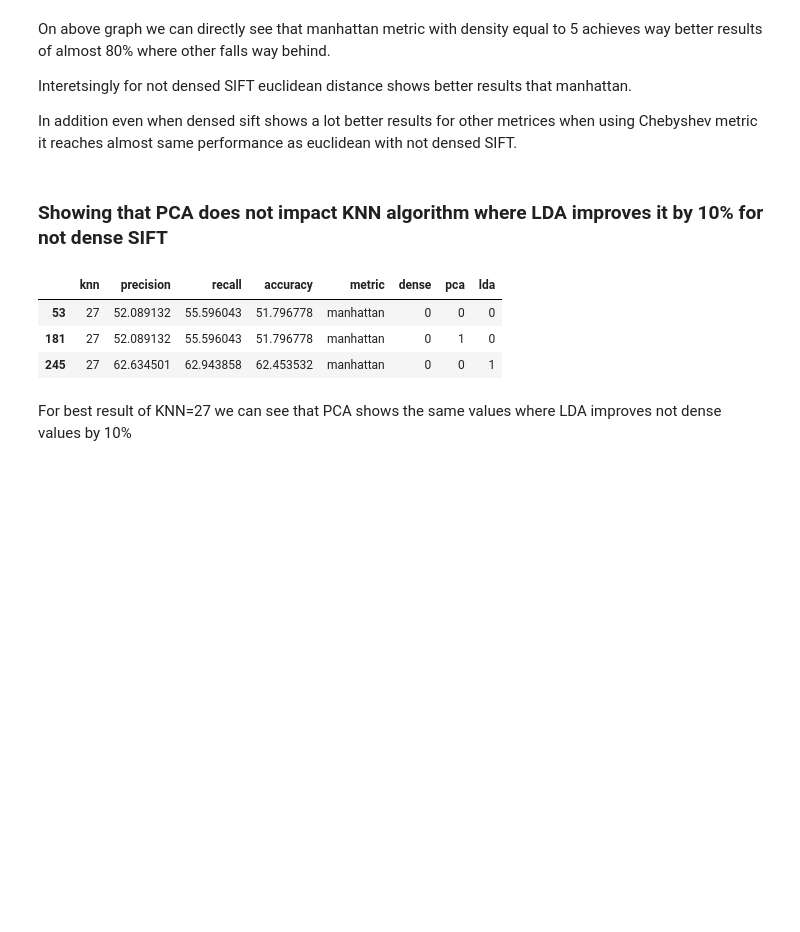
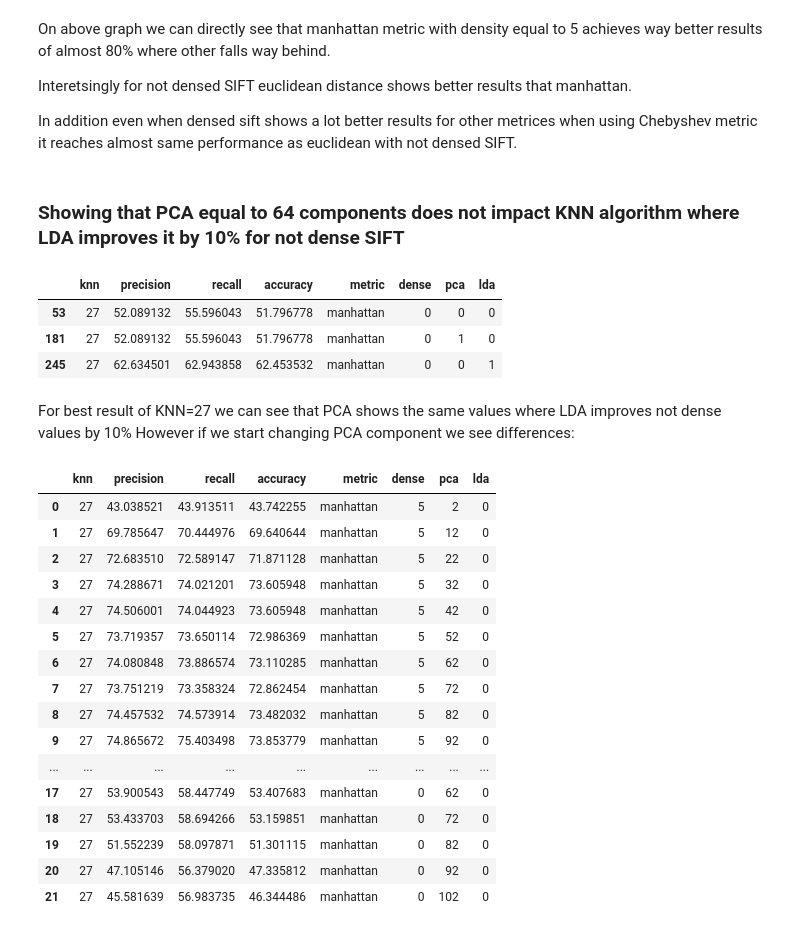
Before and after one commit to StanleyAlbayeros/MCV-M3-MLCV-G02, a Jupyter notebook: M3_Project_week1_BagOfWords_Team6.ipynb, the cells around one changed output. Saved outputs shown, nothing was run; the diff lists cells and outputs as text; code cells hidden in the pictures; blank space fills up the shorter version.

```diff
--- a/M3_Project_week1_BagOfWords_Team6.ipynb
+++ b/M3_Project_week1_BagOfWords_Team6.ipynb
@@ -170,7 +170,7 @@ Interetsingly for not densed SIFT euclidean distance shows better results that m
 
 In addition even when densed sift shows a lot better results for other metrices when using Chebyshev metric it reaches almost same performance as euclidean with not densed SIFT.
 # %% [markdown]
-### Showing that PCA does not impact KNN algorithm where LDA improves it by 10% for not dense SIFT
+### Showing that PCA equal to 64 components does not impact KNN algorithm where LDA improves it by 10% for not dense SIFT
 # %%
 df_new[(df_new.knn==27)&(df_new.dense==0)&(df_new.metric=='manhattan')]
 # %% [output]
@@ -180,3 +180,4 @@ df_new[(df_new.knn==27)&(df_new.dense==0)&(df_new.metric=='manhattan')]
 | 245 | 27 | 62.634501 | 62.943858 | 62.453532 | manhattan | 0 | 0 | 1 |
 # %% [markdown]
 For best result of KNN=27 we can see that PCA shows the same values where LDA improves not dense values by 10%
+However if we start changing PCA component we see differences:
@@ -182,0 +187,20 @@ For best result of KNN=27 we can see that PCA shows the same values where LDA im
+# %%
+df_pca
+# %% [output]
+|  | knn | precision | recall | accuracy | metric | dense | pca | lda |
+| 0 | 27 | 43.038521 | 43.913511 | 43.742255 | manhattan | 5 | 2 | 0 |
+| 1 | 27 | 69.785647 | 70.444976 | 69.640644 | manhattan | 5 | 12 | 0 |
+| 2 | 27 | 72.683510 | 72.589147 | 71.871128 | manhattan | 5 | 22 | 0 |
+| 3 | 27 | 74.288671 | 74.021201 | 73.605948 | manhattan | 5 | 32 | 0 |
+| 4 | 27 | 74.506001 | 74.044923 | 73.605948 | manhattan | 5 | 42 | 0 |
+| 5 | 27 | 73.719357 | 73.650114 | 72.986369 | manhattan | 5 | 52 | 0 |
+| 6 | 27 | 74.080848 | 73.886574 | 73.110285 | manhattan | 5 | 62 | 0 |
+| 7 | 27 | 73.751219 | 73.358324 | 72.862454 | manhattan | 5 | 72 | 0 |
+| 8 | 27 | 74.457532 | 74.573914 | 73.482032 | manhattan | 5 | 82 | 0 |
+| 9 | 27 | 74.865672 | 75.403498 | 73.853779 | manhattan | 5 | 92 | 0 |
+| ... | ... | ... | ... | ... | ... | ... | ... | ... |
+| 17 | 27 | 53.900543 | 58.447749 | 53.407683 | manhattan | 0 | 62 | 0 |
+| 18 | 27 | 53.433703 | 58.694266 | 53.159851 | manhattan | 0 | 72 | 0 |
+| 19 | 27 | 51.552239 | 58.097871 | 51.301115 | manhattan | 0 | 82 | 0 |
+| 20 | 27 | 47.105146 | 56.379020 | 47.335812 | manhattan | 0 | 92 | 0 |
+| 21 | 27 | 45.581639 | 56.983735 | 46.344486 | manhattan | 0 | 102 | 0 |
```
Also changed, not shown: parts of 4 cells of this notebook, 3 other files.
